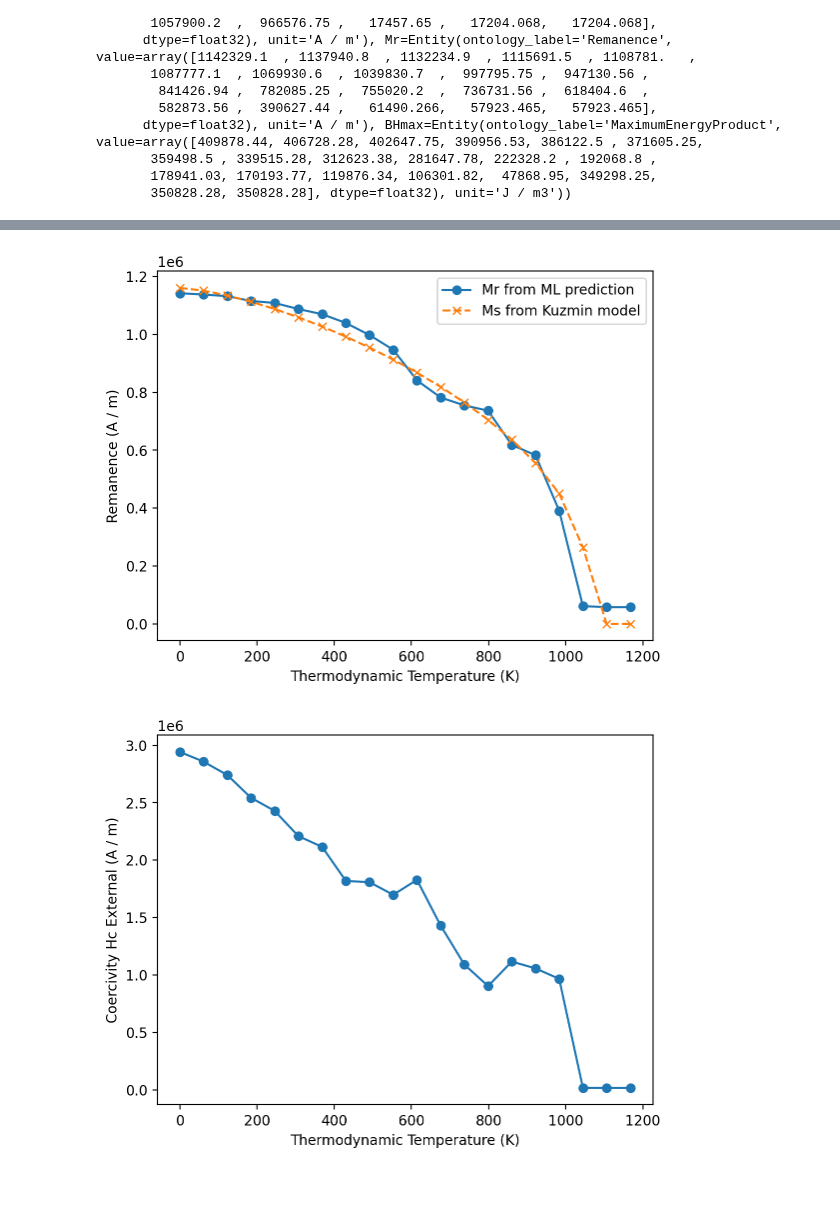
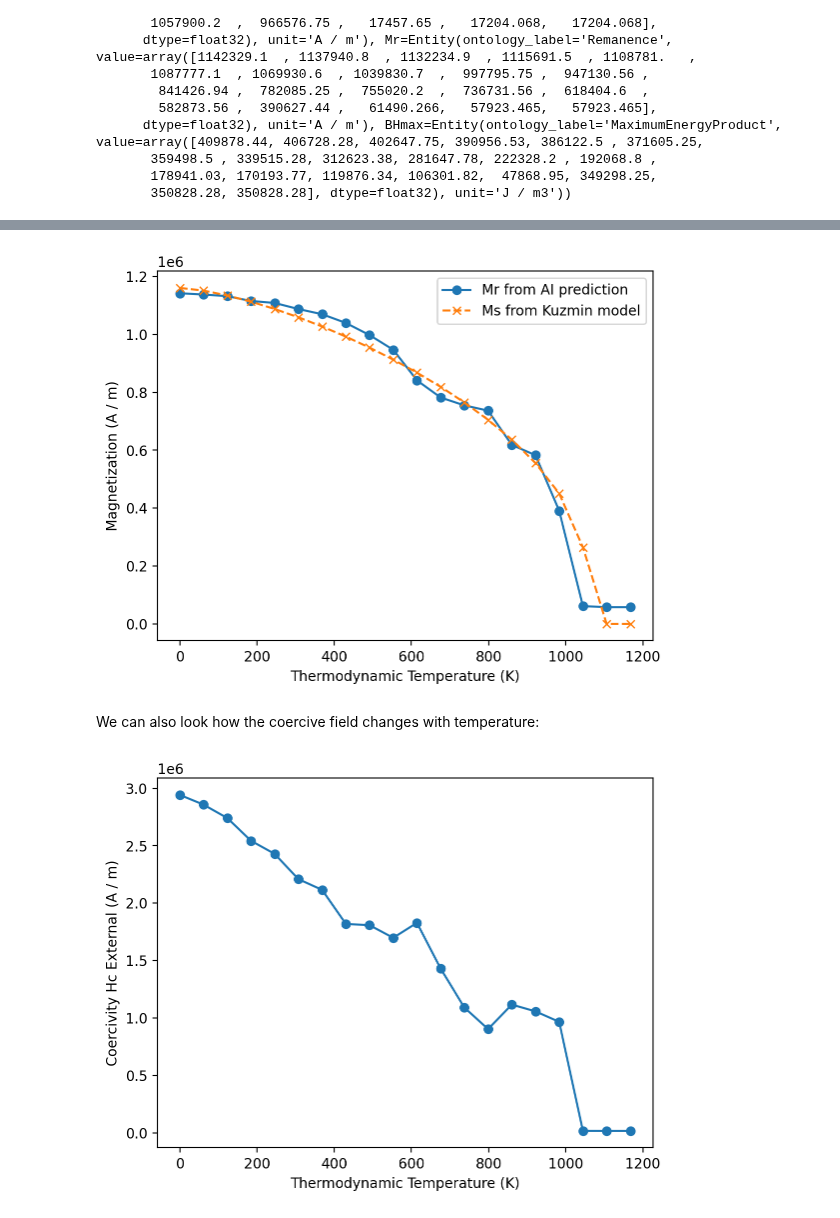
Before and after one commit to MaMMoS-project/mammos, a Jupyter notebook: examples/AI-surrogate-model-hard-magnets.ipynb, the cells around one changed output, grey strips where cells are left out. Cells and saved outputs as stored; diff of their text form; code cells hidden in the pictures; blank space fills up the shorter version.

```diff
--- a/examples/AI-surrogate-model-hard-magnets.ipynb
+++ b/examples/AI-surrogate-model-hard-magnets.ipynb
@@ -56,7 +62,7 @@ The model has been trained on a 50 x 50 x 50 nm cubic grain with uniaxial anisot
 # %%
 T = np.linspace(0, 1.1 * results_kuzmin.Tc.q, 20)
 
-results_ml = mammos_ai.Hc_Mr_BHmax_from_Ms_A_K(
+results_ai = mammos_ai.Hc_Mr_BHmax_from_Ms_A_K(
     Ms=results_kuzmin.Ms(T),
     A=results_kuzmin.A(T),
     K1=results_kuzmin.K1(T),
@@ -85,9 +101,11 @@ Starting with Mr, we known that Mr for hard magnets is approximately Ms so we ex
 # %%
-plt.plot(T, results_ml.Mr.value, linestyle="-", marker="o", label="Mr from ML prediction")
+plt.plot(T, results_ai.Mr.value, linestyle="-", marker="o", label="Mr from AI prediction")
 plt.plot(T, results_kuzmin.Ms(T).value, linestyle="--", marker="x", label="Ms from Kuzmin model")
 plt.xlabel(me.T().axis_label)
-plt.ylabel(me.Mr().axis_label)
+plt.ylabel(me.M().axis_label)
 plt.legend();
 # %% [output]
-[figure, old version]
+[figure, new version]
+# %% [markdown]
+We can also look how the coercive field changes with temperature:
 # %%
```
Also changed, not shown: parts of 13 cells of this notebook.
